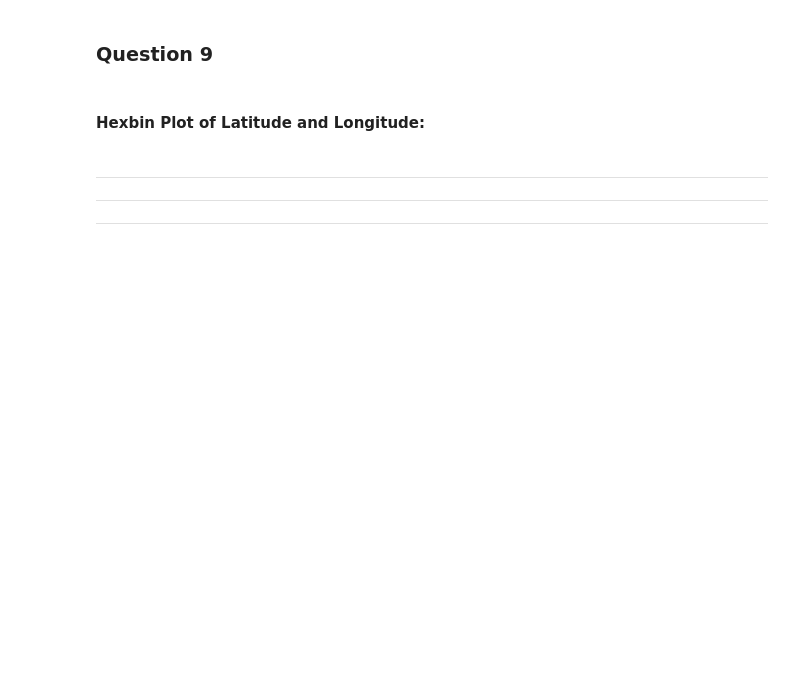
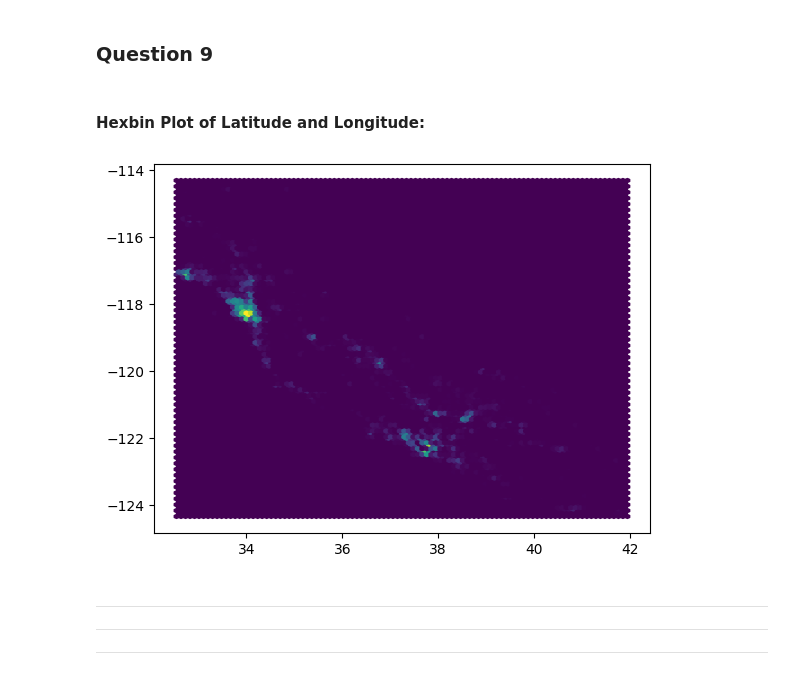
Before and after one commit to radtothebone/data-science-3401, a Jupyter notebook: Homework/Christian_Herrera_HW11.ipynb, the cells around one changed output. Drawn from its saved outputs; the diff is of its cells as text; code cells hidden in the pictures; blank space fills up the shorter version.

```diff
--- a/Homework/Christian_Herrera_HW11.ipynb
+++ b/Homework/Christian_Herrera_HW11.ipynb
@@ -210,6 +217,11 @@ sns.kdeplot(data=df, x='housing_median_age')
 ### **Question 9**
 # %% [markdown]
 #### Hexbin Plot of Latitude and Longitude:
+# %%
+plt.hexbin(x=df['latitude'], y=df['longitude'])
+plt.show()
+# %% [output]
+[figure, added]
 # %% [markdown]
 
 
```
Also changed, not shown: parts of 2 cells of this notebook, 1 other file.
